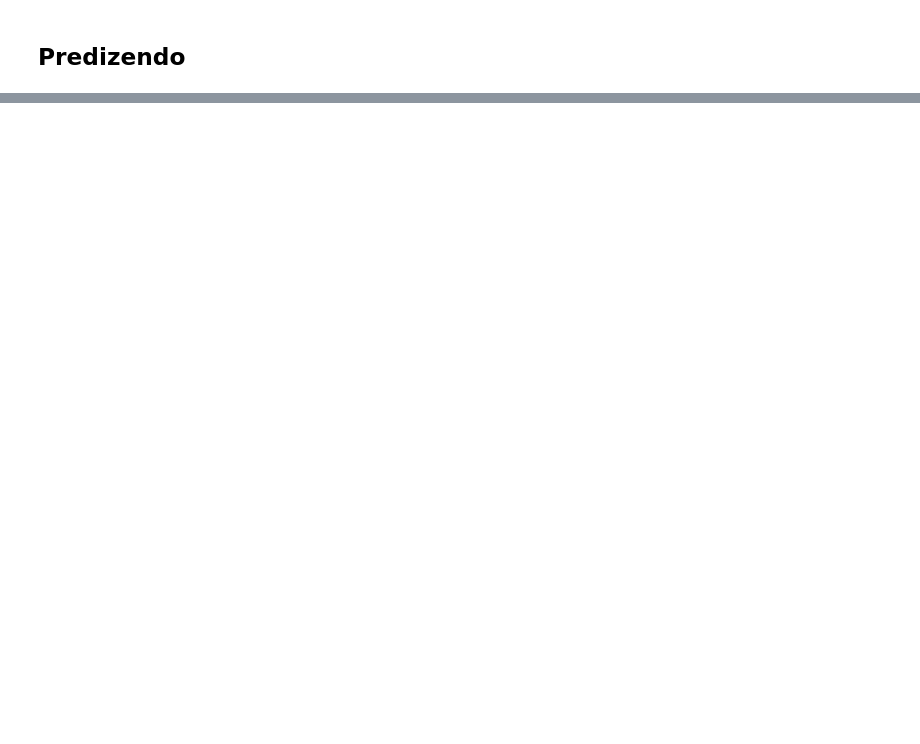
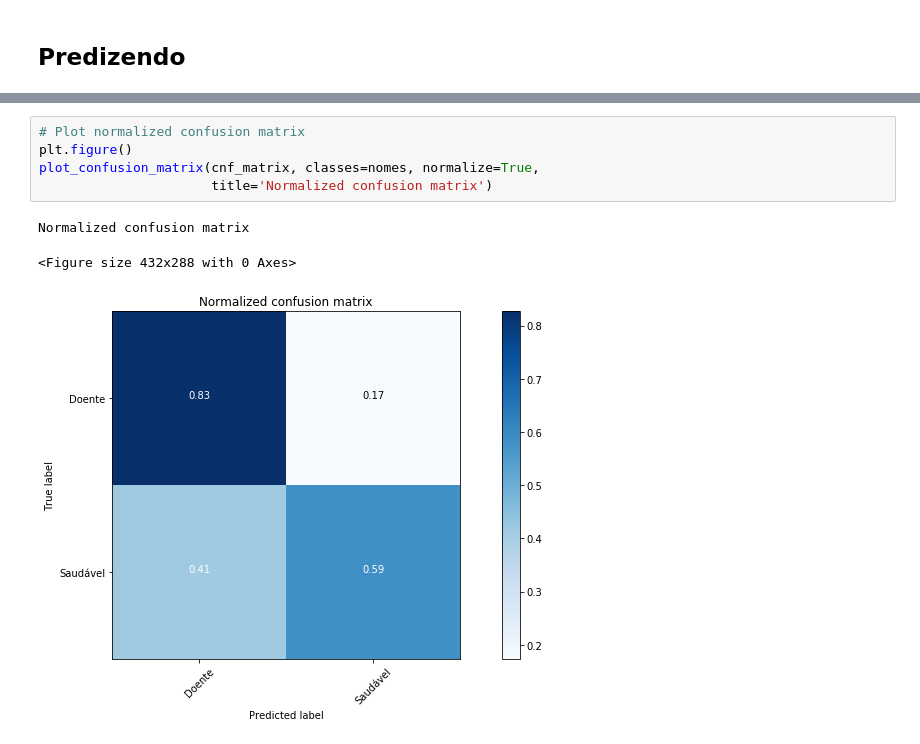
Before and after one commit to jonnatas/NeuralNet, a Jupyter notebook: diabetes.ipynb, the cells around one changed output, grey strips where cells are left out. Saved outputs shown, nothing was run; the diff lists cells and outputs as text; blank space fills up the shorter version.

```diff
--- a/diabetes.ipynb
+++ b/diabetes.ipynb
@@ -105,0 +179,9 @@ array([ 0.,  0.,  0.,  1.,  0.,  0.,  0.,  1.,  0.,  0.,  0.,  0.,  1.,
+# %%
+# Plot normalized confusion matrix
+plt.figure()
+plot_confusion_matrix(cnf_matrix, classes=nomes, normalize=True,
+                      title='Normalized confusion matrix')
+# %% [output]
+Normalized confusion matrix
+<Figure size 432x288 with 0 Axes>
+[figure, added]
```
Also changed, not shown: parts of 33 cells of this notebook.
